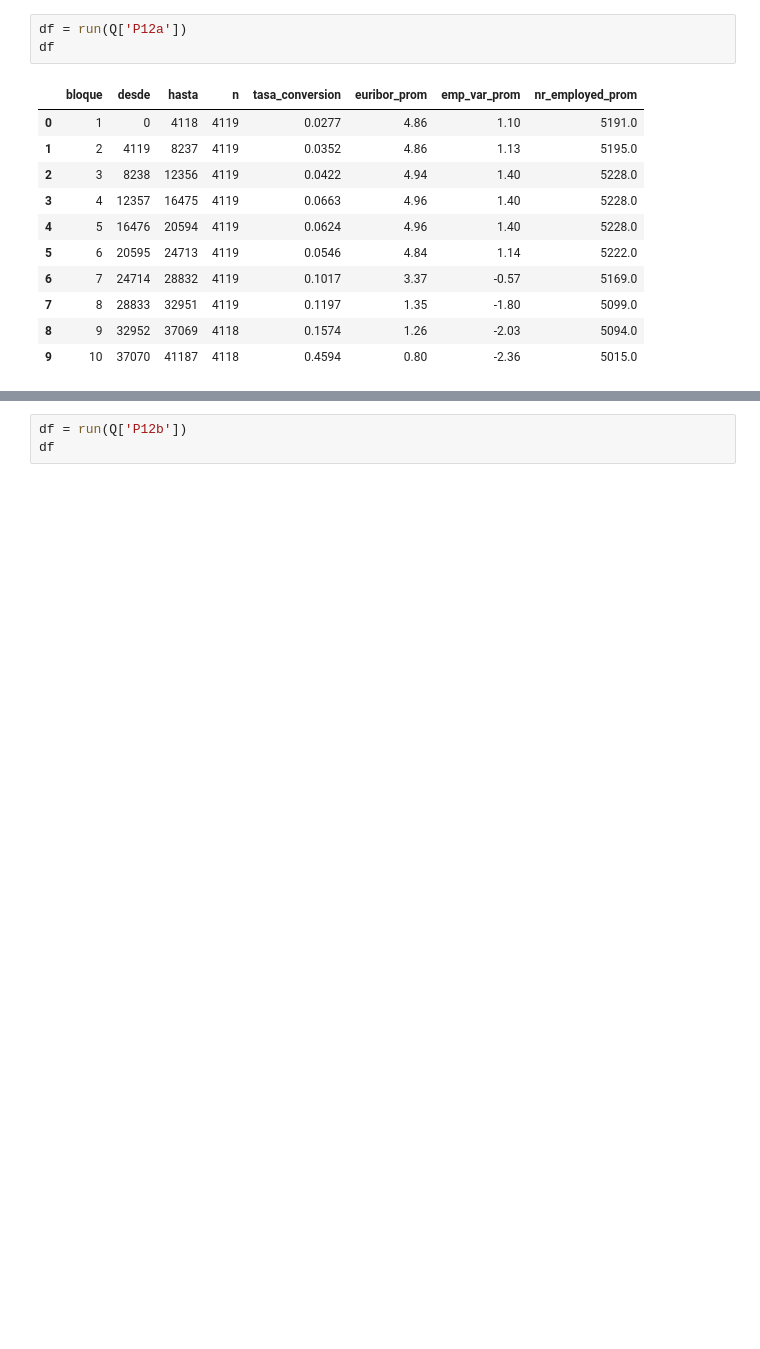
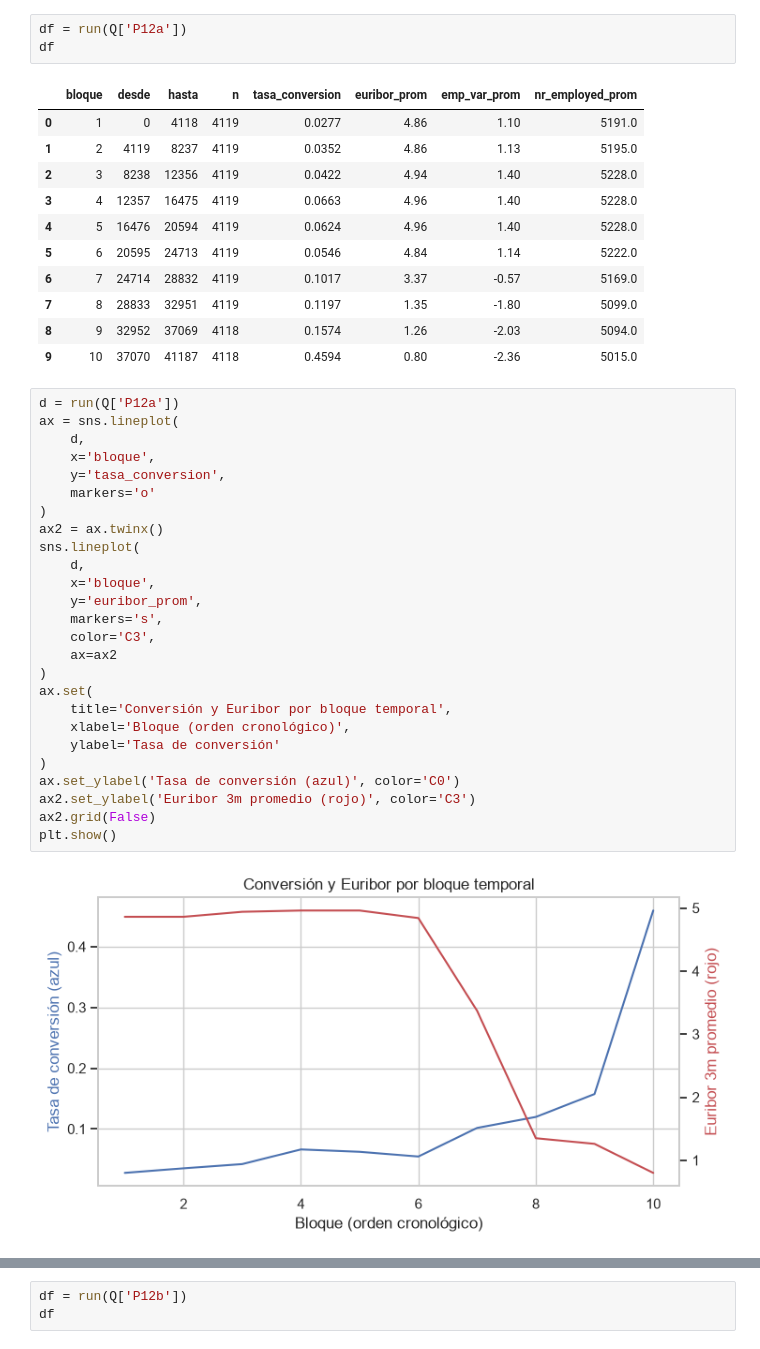
Before and after one commit to Krunzx/data_portfolio, a Jupyter notebook: 04-term-deposit-propensity/notebooks/01_eda.ipynb, the cells around one changed output, grey strips where cells are left out. Drawn from its saved outputs; the diff is of its cells as text; blank space fills up the shorter version.

```diff
--- a/04-term-deposit-propensity/notebooks/01_eda.ipynb
+++ b/04-term-deposit-propensity/notebooks/01_eda.ipynb
@@ -230,3 +436,31 @@ df
 | 7 | 8 | 28833 | 32951 | 4119 | 0.1197 | 1.35 | -1.80 | 5099.0 |
 | 8 | 9 | 32952 | 37069 | 4118 | 0.1574 | 1.26 | -2.03 | 5094.0 |
 | 9 | 10 | 37070 | 41187 | 4118 | 0.4594 | 0.80 | -2.36 | 5015.0 |
+# %%
+d = run(Q['P12a'])
+ax = sns.lineplot(
+    d,
+    x='bloque',
+    y='tasa_conversion',
+    markers='o'
+)
+ax2 = ax.twinx()
+sns.lineplot(
+    d,
+    x='bloque',
+    y='euribor_prom',
+    markers='s',
+    color='C3',
+    ax=ax2
+)
+ax.set(
+    title='Conversión y Euribor por bloque temporal',
+    xlabel='Bloque (orden cronológico)',
+    ylabel='Tasa de conversión'
+)
+ax.set_ylabel('Tasa de conversión (azul)', color='C0')
+ax2.set_ylabel('Euribor 3m promedio (rojo)', color='C3')
+ax2.grid(False)
+plt.show()
+# %% [output]
+[figure, added]
```
Also changed, not shown: parts of 40 cells of this notebook, 1 other file.
